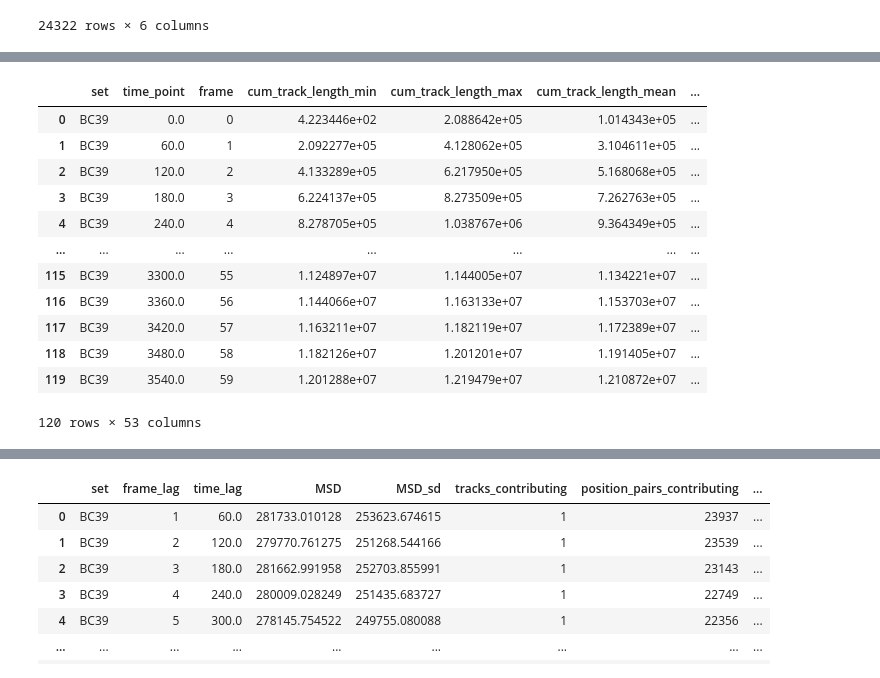
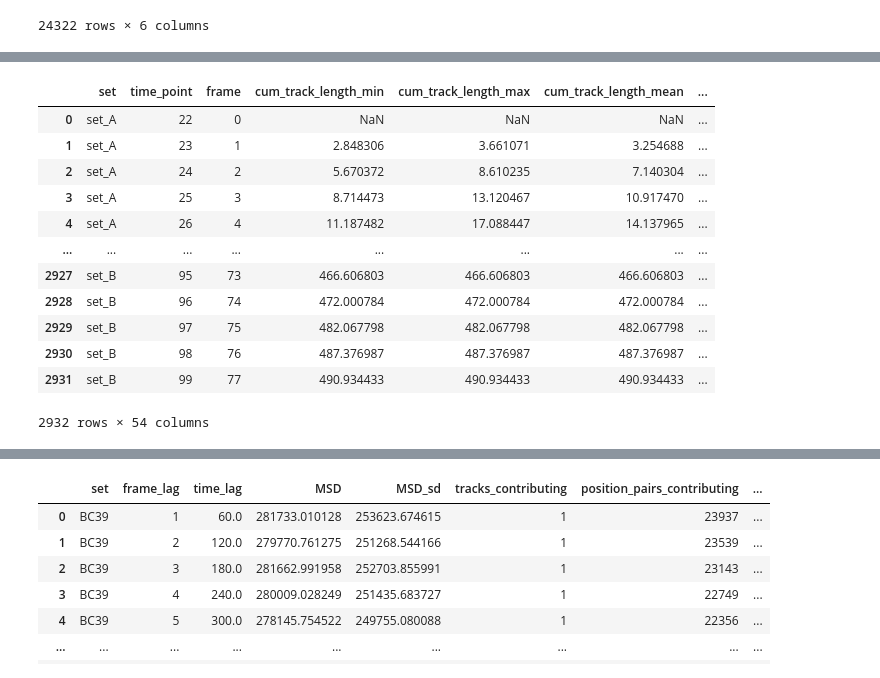
Before and after one commit to BranislavModriansky/Peregrin, a Jupyter notebook: lib/peregrin/Z_sketches/stats_computations.ipynb, the cells around one changed output, grey strips where cells are left out. Cells and saved outputs as stored; diff of their text form; code cells hidden in the pictures.

```diff
--- a/lib/peregrin/Z_sketches/stats_computations.ipynb
+++ b/lib/peregrin/Z_sketches/stats_computations.ipynb
@@ -89,10 +75,3 @@ data
 | 24320 | 725.0 | 3540.0 | 19.554030 | 489.110600 | 0.0 | BC39 |
 | 24321 | 724.0 | 3540.0 | 6.165171 | 332.153737 | 0.0 | BC39 |
 24322 rows × 6 columns
-# %%
-importlib.reload(stats_module)
-
-stats = stats_module.stats
-
-spots = stats.spots(data)
-spots
@@ -136,21 +249,61 @@ tracks
 # %%
 importlib.reload(stats_module)
 
 stats = stats_module.stats
 
-frames = stats.frames(spots, grouping_level=['highest', 'lowest'])
+frames = stats.frames(spots)
+frames.columns
+
+
+def test_frames(categories: list[str] | None = None) -> pd.DataFrame:
+    df = craft_dummy_dataframe()
+    spots = stats.spots(df)
+    frames = stats.frames(spots, grouping_level=['highest', 'lowest'], categories=categories)
+
+    columns = ['time_point', 'frame', 'cum_track_length_min', 'cum_track_length_max',
+               'cum_track_length_mean', 'cum_track_length_median', 'cum_track_length_sd',
+               'cum_track_displacement_min', 'cum_track_displacement_max', 'cum_track_displacement_mean',
+               'cum_track_displacement_median', 'cum_track_displacement_sd', 'cum_straightness_ratio_min',
+               'cum_straightness_ratio_max', 'cum_straightness_ratio_mean', 'cum_straightness_ratio_median',
+               'cum_straightness_ratio_sd', 'cum_speed_mean_min', 'cum_speed_mean_max', 'cum_speed_mean_mean',
+               'cum_speed_mean_median', 'cum_speed_mean_sd', 'instantaneous_speed_min', 'instantaneous_speed_max',
+               'instantaneous_speed_mean', 'instantaneous_speed_median', 'instantaneous_speed_sd',
+               'cum_mean_straight_line_speed_min', 'cum_mean_straight_line_speed_max',
+               'cum_mean_straight_line_speed_mean', 'cum_mean_straight_line_speed_median',
+               'cum_mean_straight_line_speed_sd', 'cum_forward_progression_linearity_min',
+               'cum_forward_progression_linearity_max', 'cum_forward_progression_linearity_mean',
+               'cum_forward_progression_linearity_median', 'cum_forward_progression_linearity_sd',
+               'cum_sum_directional_change_min', 'cum_sum_directional_change_max',
+               'cum_sum_directional_change_mean', 'cum_sum_directional_change_median',
+               'cum_sum_directional_change_sd', 'cum_mean_directional_change_min',
+               'cum_mean_directional_change_max', 'cum_mean_directional_change_mean',
+               'cum_mean_directional_change_median', 'cum_mean_directional_change_sd',
+               'instantaneous_direction_mean', 'instantaneous_direction_var',
+               'cum_direction_mean', 'cum_direction_var', 'grouping_level']
+
+    if categories is not None:
+        if not isinstance(categories, list) or not all(isinstance(cat, str) for cat in categories):
+            raise ValueError("categories must be a list of strings")
+        columns += categories
+
+    for col in columns:
+        assert col in frames.columns, f"Column {col} is missing in frames DataFrame"
+
+    return frames
+
+frames = test_frames(['set'])
 frames
 # %% [output]
 |  | set | time_point | frame | cum_track_length_min | cum_track_length_max | cum_track_length_mean | ... |
-| 0 | BC39 | 0.0 | 0 | 4.223446e+02 | 2.088642e+05 | 1.014343e+05 | ... |
-| 1 | BC39 | 60.0 | 1 | 2.092277e+05 | 4.128062e+05 | 3.104611e+05 | ... |
-| 2 | BC39 | 120.0 | 2 | 4.133289e+05 | 6.217950e+05 | 5.168068e+05 | ... |
-| 3 | BC39 | 180.0 | 3 | 6.224137e+05 | 8.273509e+05 | 7.262763e+05 | ... |
-| 4 | BC39 | 240.0 | 4 | 8.278705e+05 | 1.038767e+06 | 9.364349e+05 | ... |
+| 0 | set_A | 22 | 0 | NaN | NaN | NaN | ... |
+| 1 | set_A | 23 | 1 | 2.848306 | 3.661071 | 3.254688 | ... |
+| 2 | set_A | 24 | 2 | 5.670372 | 8.610235 | 7.140304 | ... |
+| 3 | set_A | 25 | 3 | 8.714473 | 13.120467 | 10.917470 | ... |
+| 4 | set_A | 26 | 4 | 11.187482 | 17.088447 | 14.137965 | ... |
 | ... | ... | ... | ... | ... | ... | ... | ... |
-| 115 | BC39 | 3300.0 | 55 | 1.124897e+07 | 1.144005e+07 | 1.134221e+07 | ... |
-| 116 | BC39 | 3360.0 | 56 | 1.144066e+07 | 1.163133e+07 | 1.153703e+07 | ... |
-| 117 | BC39 | 3420.0 | 57 | 1.163211e+07 | 1.182119e+07 | 1.172389e+07 | ... |
-| 118 | BC39 | 3480.0 | 58 | 1.182126e+07 | 1.201201e+07 | 1.191405e+07 | ... |
-| 119 | BC39 | 3540.0 | 59 | 1.201288e+07 | 1.219479e+07 | 1.210872e+07 | ... |
+| 2927 | set_B | 95 | 73 | 466.606803 | 466.606803 | 466.606803 | ... |
+| 2928 | set_B | 96 | 74 | 472.000784 | 472.000784 | 472.000784 | ... |
+| 2929 | set_B | 97 | 75 | 482.067798 | 482.067798 | 482.067798 | ... |
+| 2930 | set_B | 98 | 76 | 487.376987 | 487.376987 | 487.376987 | ... |
+| 2931 | set_B | 99 | 77 | 490.934433 | 490.934433 | 490.934433 | ... |
-120 rows × 53 columns
+2932 rows × 54 columns
```
Also changed, not shown: parts of 10 cells of this notebook, 3 other files.
